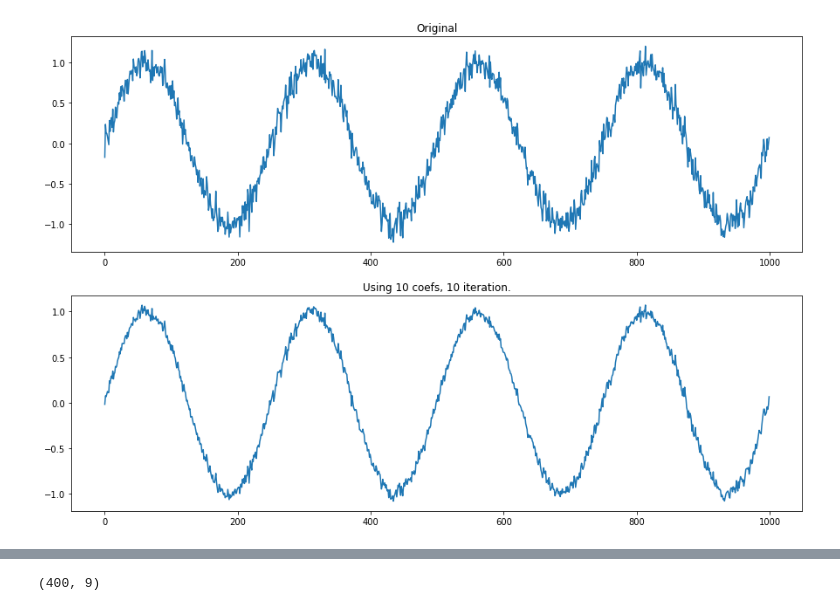
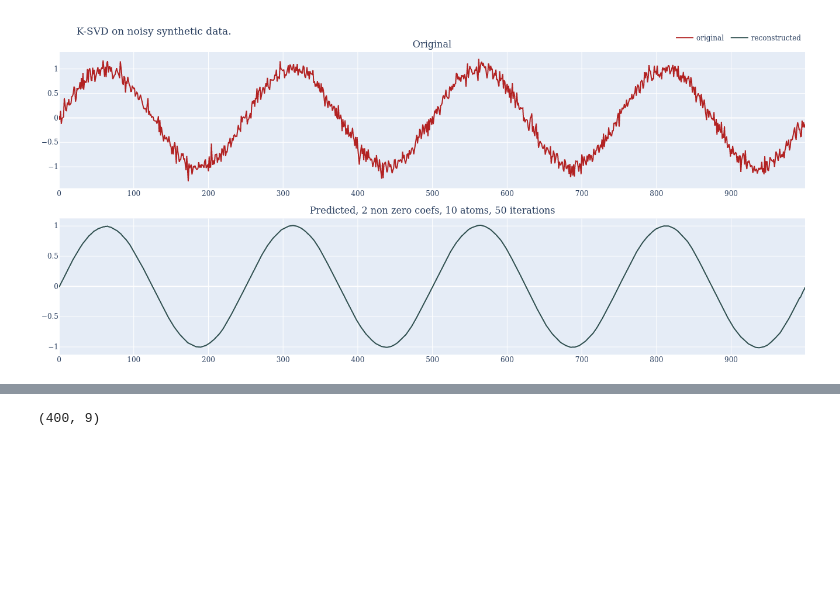
Before and after one commit to Flbk/mva-ts-project, a Jupyter notebook: K-SVD-notebook.ipynb, the cells around one changed output, grey strips where cells are left out. Cells and saved outputs as stored; diff of their text form; code cells hidden in the pictures; blank space fills up the shorter version.

```diff
--- a/K-SVD-notebook.ipynb
+++ b/K-SVD-notebook.ipynb
@@ -127,17 +330,13 @@ plt.plot(x, measure)
 # %%
-ksvd = KSVD(n_nonzero_coefs=10, K=200, max_iter=10)
+n_coefs = 2
+K = 10
+max_iter = 50
+ksvd = KSVD(n_nonzero_coefs=n_coefs, K=K, max_iter=max_iter, tol=1e-3)
 
 D, Z = ksvd.fit_1d_signal(measure, 200)
 # %%
 pred = ksvd.predict_1d_signal(measure)
-# %%
-def plot_real_pred(signal, pred, n_coefs, n_iter):
-    fig, ax = plt.subplots(2, 1, figsize=(15, 10))
-    ax[0].plot(signal)
-    ax[1].plot(pred)
-    ax[0].set_title('Original')
-    ax[1].set_title(f"Using {n_coefs} coefs, {n_iter} iteration.")
-
-plot_real_pred(measure, pred, 10, 10)
-# %% [output]
-[figure, removed]
+# %%
+plot_original_pred(measure, pred, n_coefs=2, K=10, n_iter=max_iter, title="K-SVD on noisy synthetic data.")
+# %% [output]
+[figure, added]
```
Also changed, not shown: parts of 36 cells of this notebook.
